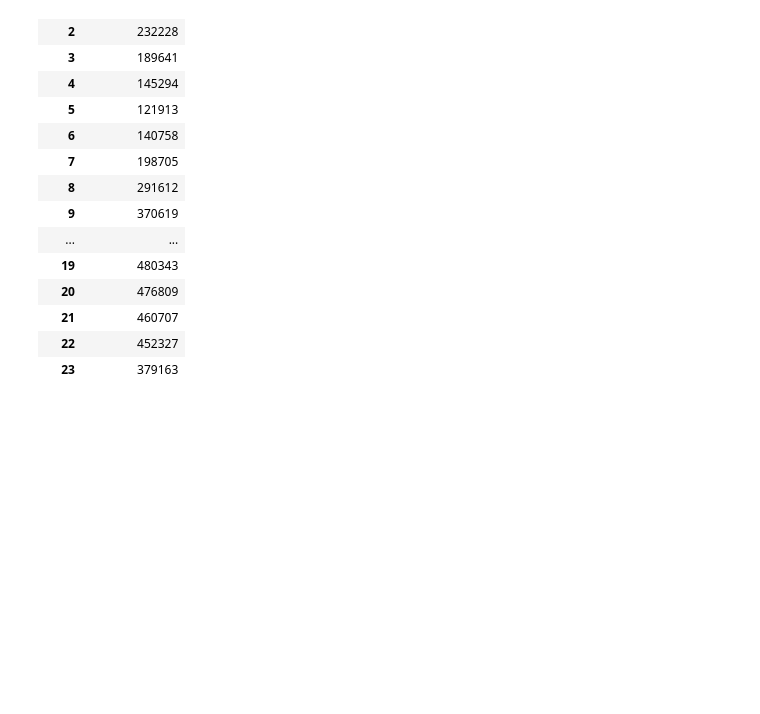
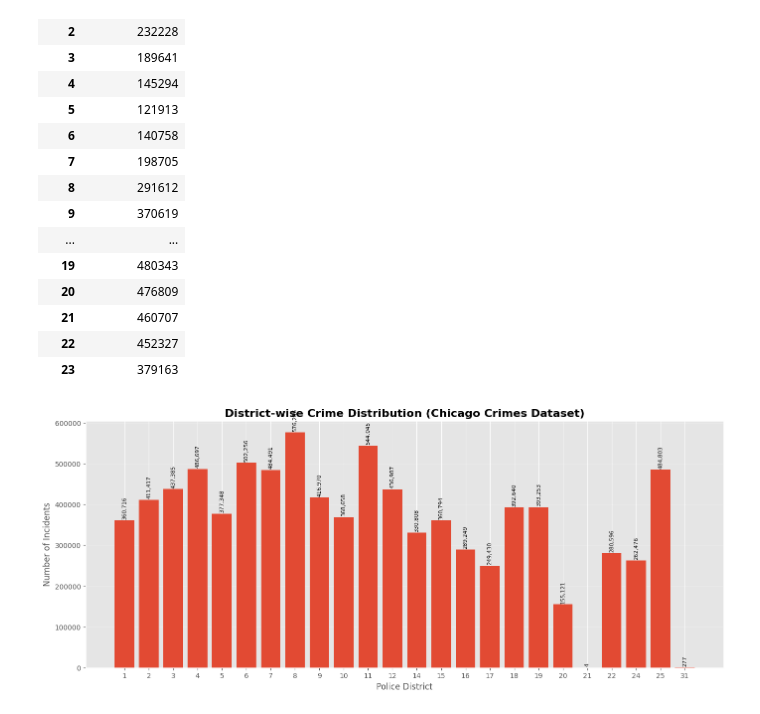
Before and after one commit to arnavon2005/Army_Provost_ML_Project, a Jupyter notebook: 04_Exploratory_Data_Analysis.ipynb, the cells around one changed output. Saved outputs shown, nothing was run; the diff lists cells and outputs as text; code cells hidden in the pictures; blank space fills up the shorter version.

Commit message:
EDA: Added district-wise crime distribution analysis for Chicago dataset

```diff
--- a/04_Exploratory_Data_Analysis.ipynb
+++ b/04_Exploratory_Data_Analysis.ipynb
@@ -827,3 +827,95 @@ Figure saved successfully:
 | 21 | 460707 |
 | 22 | 452327 |
 | 23 | 379163 |
+# %%
+# ==========================================================
+# EDA 7 : DISTRICT-WISE CRIME DISTRIBUTION
+# ==========================================================
+
+import matplotlib.pyplot as plt
+
+# --------------------------------
+# Count incidents by District
+# --------------------------------
+
+district_crime = (
+    chicago_df["District"]
+    .dropna()
+    .astype(int)
+    .value_counts()
+    .sort_index()
+)
+
+# --------------------------------
+# Plot
+# --------------------------------
+
+plt.figure(figsize=(14,6))
+
+bars = plt.bar(
+    district_crime.index.astype(str),
+    district_crime.values
+)
+
+# --------------------------------
+# Add Value Labels
+# --------------------------------
+
+for bar in bars:
+
+    height = bar.get_height()
+
+    plt.text(
+        bar.get_x() + bar.get_width()/2,
+        height + 5000,
+        f"{height:,}",
+        ha="center",
+        rotation=90,
+        fontsize=8
+    )
+
+# --------------------------------
+# Formatting
+# --------------------------------
+
+plt.title(
+    "District-wise Crime Distribution (Chicago Crimes Dataset)",
+    fontsize=16,
+    fontweight="bold"
+)
+
+plt.xlabel("Police District")
+plt.ylabel("Number of Incidents")
+
+plt.grid(axis="y", alpha=0.3)
+
+plt.tight_layout()
+
+# --------------------------------
+# Save Figure
+# --------------------------------
+
+figure_path = FIGURE_PATH / "Districtwise_Crime_Distribution.png"
+
+plt.savefig(
+    figure_path,
+    dpi=300,
+    bbox_inches="tight"
+)
+
+plt.show()
+
+print("="*70)
+print("Figure saved successfully:")
+print(figure_path)
+print("="*70)
+
+# --------------------------------
+# Display Table
+# --------------------------------
+
+display(
+    district_crime.to_frame(name="Incident Count")
+)
+# %% [output]
+[figure, added]
```
Also changed, not shown: parts of 1 cell of this notebook.
